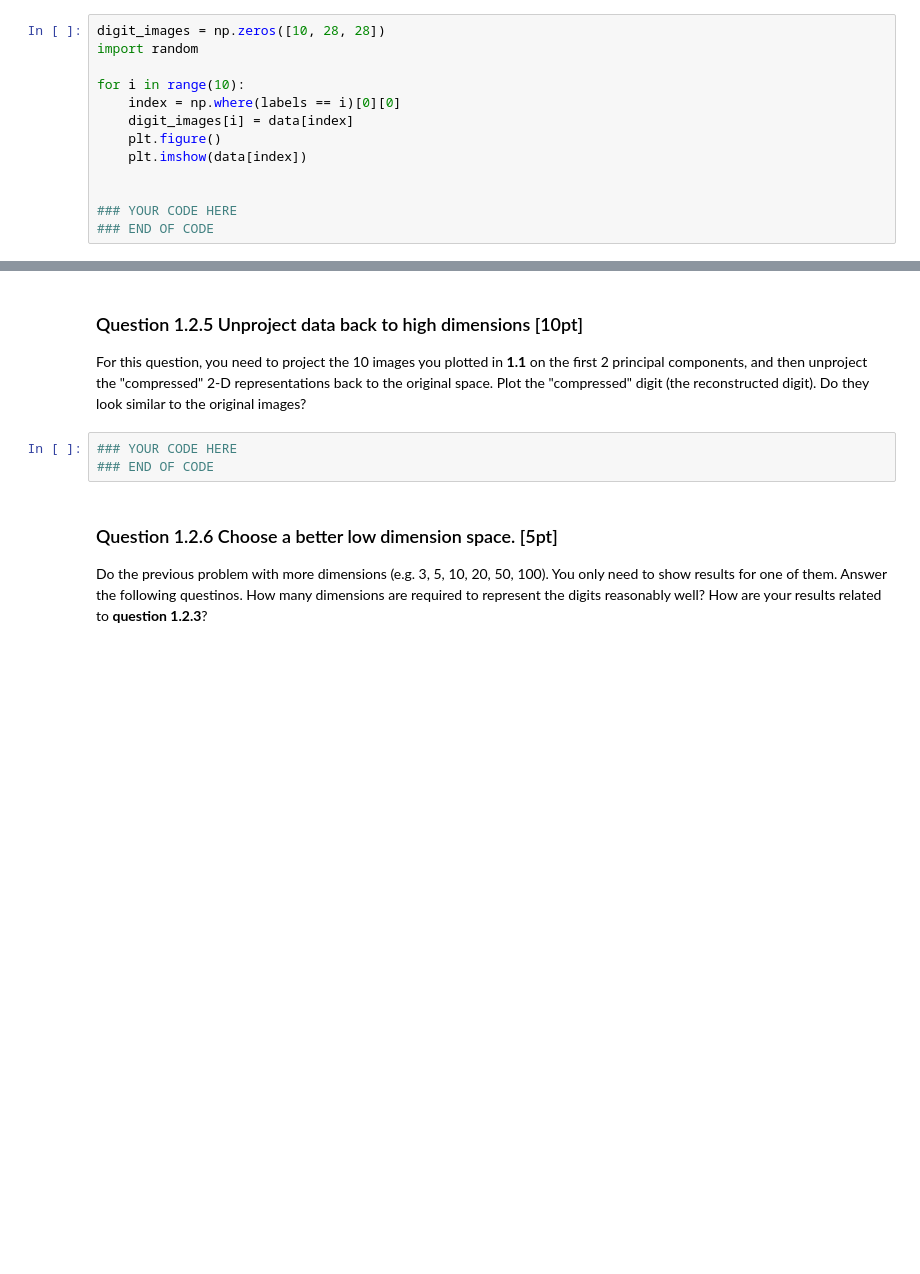
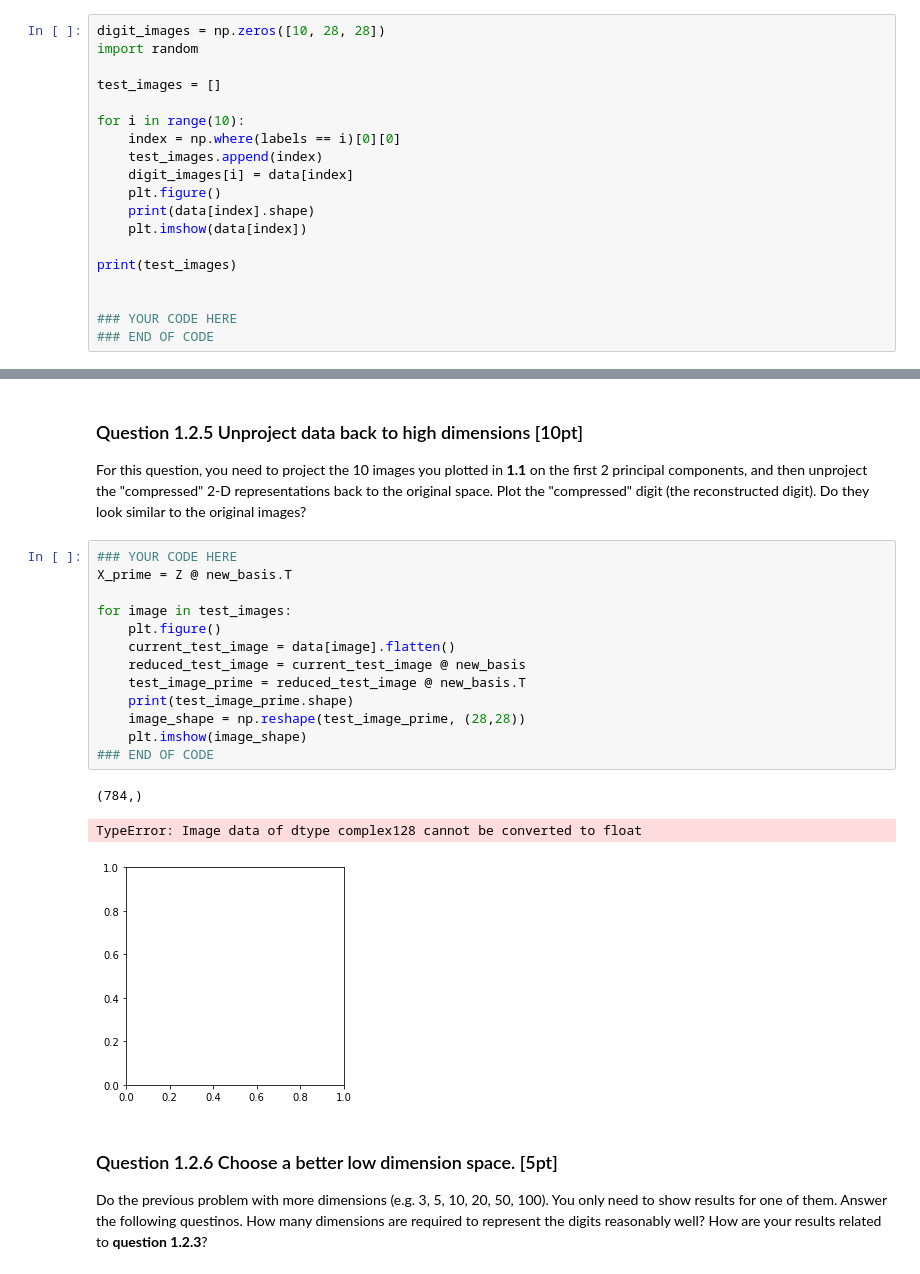
Before and after one commit to guppykang/PCA_CNN, a Jupyter notebook: CSE152 HW2.ipynb, the cells around one changed output, grey strips where cells are left out. Saved outputs shown, nothing was run; the diff lists cells and outputs as text; blank space fills up the shorter version.

```diff
--- a/CSE152 HW2.ipynb
+++ b/CSE152 HW2.ipynb
@@ -31,11 +31,17 @@ For this task, you will be using the torchvision package that provides the MNIST
 digit_images = np.zeros([10, 28, 28])
 import random
 
+test_images = []
+
 for i in range(10):
     index = np.where(labels == i)[0][0]
+    test_images.append(index)
     digit_images[i] = data[index]
     plt.figure()
+    print(data[index].shape)
     plt.imshow(data[index])
+
+print(test_images)
 
 
 ### YOUR CODE HERE
@@ -117,9 +136,23 @@ print(Z.shape)
 # %% [markdown]
 ### Question 1.2.5 Unproject data back to high dimensions [10pt]
 For this question, you need to project the 10 images you plotted in **1.1** on the first 2 principal components, and then unproject the "compressed" 2-D representations back to the original space. Plot the "compressed" digit (the reconstructed digit). Do they look similar to the original images?
-# %%
-### YOUR CODE HERE
-### END OF CODE
+# %%
+### YOUR CODE HERE
+X_prime = Z @ new_basis.T
+
+for image in test_images:
+    plt.figure()
+    current_test_image = data[image].flatten()
+    reduced_test_image = current_test_image @ new_basis
+    test_image_prime = reduced_test_image @ new_basis.T
+    print(test_image_prime.shape)
+    image_shape = np.reshape(test_image_prime, (28,28))
+    plt.imshow(image_shape)
+### END OF CODE
+# %% [output]
+(784,)
+TypeError: Image data of dtype complex128 cannot be converted to float
+[figure, added]
 # %% [markdown]
 ### Question 1.2.6 Choose a better low dimension space. [5pt]
 Do the previous problem with more dimensions (e.g. 3, 5, 10, 20, 50, 100). You only need to show results for one of them. Answer the following questinos. How many dimensions are required to represent the digits reasonably well? How are your results related to **question 1.2.3**?
```
Also changed, not shown: parts of 2 cells of this notebook.
